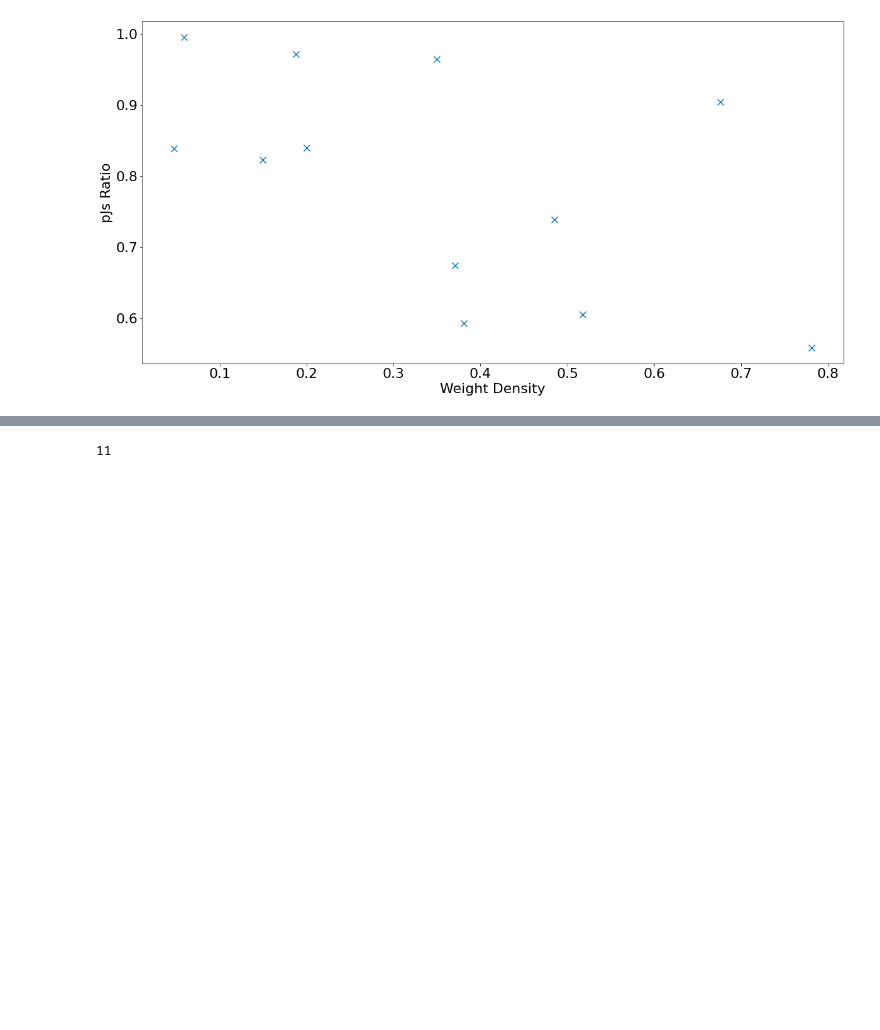
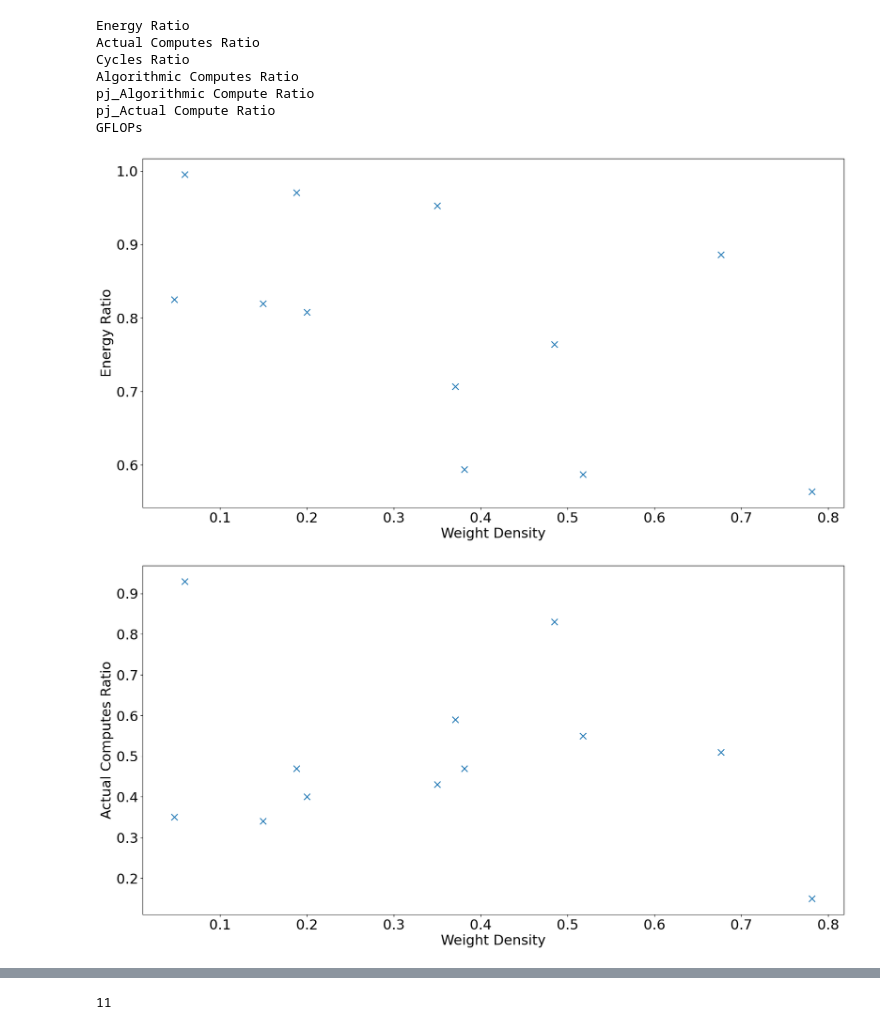
Before and after one commit to pythonLoader/DLH_Project_SP23_Shashata_Shuvom, a Jupyter notebook: plots.ipynb, the cells around one changed output, grey strips where cells are left out. Saved outputs shown, nothing was run; the diff lists cells and outputs as text; code cells hidden in the pictures; blank space fills up the shorter version.

```diff
--- a/plots.ipynb
+++ b/plots.ipynb
@@ -3,9 +3,11 @@ import matplotlib.pyplot as plt
 import numpy as np
 import pandas as pd
 # %%
-computes = []
+actual_computes = []
+algorithmic_computes = []
 energy = []
 cycles = []
-pjs = []
+pjs_algorithmic = []
+pjs_actual = []
 gflops = []
 # %%
@@ -22,7 +32,10 @@ for i in range(1,13):
 # %%
 # df['Algorithmic Computes'][0]
 energy = np.array(energy)
+
 gflops = np.array(gflops)
 cycles = np.array(cycles)
-computes = np.array(computes)
-pjs = np.array(pjs)
+actual_computes = np.array(actual_computes)
+algorithmic_computes = np.array(algorithmic_computes)
+pjs_algorithmic = np.array(pjs_algorithmic)
+pjs_actual = np.array(pjs_actual)
@@ -53,18 +116,46 @@ weight_density = sparse_df['Weight Density']
 energy_ratio = energy[:,0]/energy[:,1]
 gflops_ratio = gflops[:,0]/gflops[:,1]
 cycles_ratio = cycles[:,0]/cycles[:,1]
-computes_ratio = computes[:,0]/computes[:,1]
-pjs_ratio = pjs[:,0]/pjs[:,1]
+actual_computes_ratio = actual_computes[:,0]/actual_computes[:,1]
+algorithmic_computes_ratio = algorithmic_computes[:,0]/algorithmic_computes[:,1]
+pjs_algorithmic_ratio = pjs_algorithmic[:,0]/pjs_algorithmic[:,1]
+pjs_actual_ratio = pjs_actual[:,0]/pjs_actual[:,1]
 # %%
-plt.figure(figsize=(20,10))
-plt.scatter(list(weight_density), pjs_ratio, marker = "x", s=100)
-# plt.plot(range(11), cycles[:,1], marker = "o", label="dense")
+elems = {
+    "Energy Ratio": energy_ratio,
+    "Actual Computes Ratio": actual_computes_ratio,
+    "Cycles Ratio":cycles_ratio,
+#     "Actual Computes": actual_computes,
+    "Algorithmic Computes Ratio": algorithmic_computes_ratio,
+    "pj/Algorithmic Compute Ratio":pjs_algorithmic_ratio,
+    "pj/Actual Compute Ratio":pjs_actual_ratio,
+    "GFLOPs":gflops_ratio
+}
+for key in elems:
+    arr = elems[key]
+    plt.figure(figsize=(20,10))
+    plt.scatter(list(weight_density), arr, marker = "x", s=100)
+    # plt.plot(range(11), cycles[:,1], marker = "o", label="dense")
 
-plt.xlabel("Weight Density")
-plt.ylabel("pJs Ratio")
+    plt.xlabel("Weight Density")
+    plt.ylabel(key)
+#     plt.ylabel("pJs Ratio")
 
+    if key.startswith("pj"):
+        filename = "pj_{}".format(key.split("/")[-1])
+    else:
+        filename = key
+    print(filename)
 
-# plt.legend()
-plt.savefig("plots/ratio_pjs.pdf")
+    # plt.legend()
+    plt.savefig("{}/{}.pdf".format(plot_folder,filename))
 # %% [output]
+Energy Ratio
+Actual Computes Ratio
+Cycles Ratio
+Algorithmic Computes Ratio
+pj_Algorithmic Compute Ratio
+pj_Actual Compute Ratio
+GFLOPs
-[figure, old version]
+[figure, new version]
+[figure, added]
```
Also changed, not shown: parts of 7 cells of this notebook, 27 other files.
